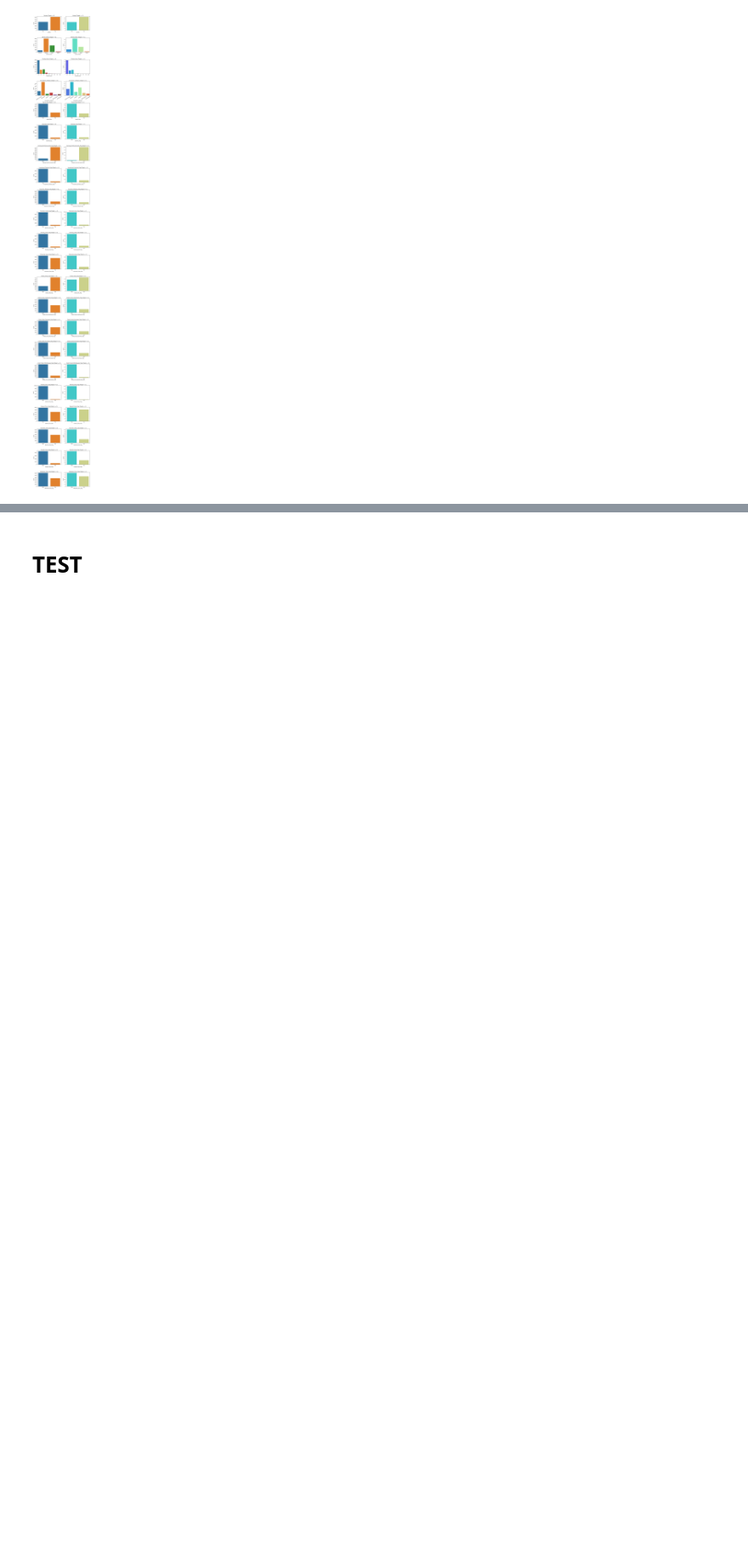
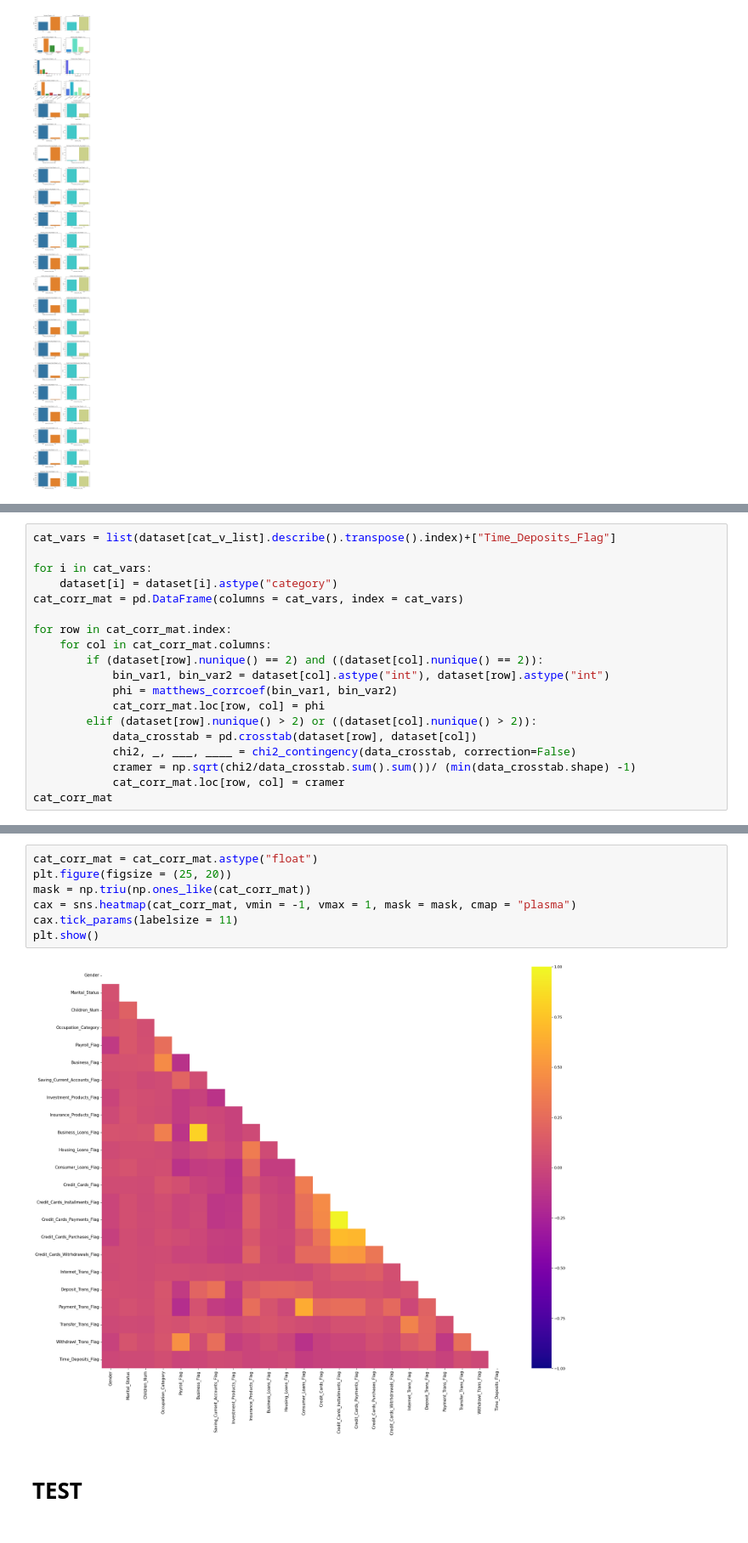
Before and after one commit to Doll03/4IZ480, a Jupyter notebook: Code/notebook.ipynb, the cells around one changed output, grey strips where cells are left out. Shown at 85% size. Saved outputs shown, nothing was run; the diff lists cells and outputs as text; blank space fills up the shorter version.

```diff
--- a/Code/notebook.ipynb
+++ b/Code/notebook.ipynb
@@ -170,0 +165,19 @@ ModuleNotFoundError: No module named 'sklearn'
+# %%
+cat_vars = list(dataset[cat_v_list].describe().transpose().index)+["Time_Deposits_Flag"]
+
+for i in cat_vars:
+    dataset[i] = dataset[i].astype("category")
+cat_corr_mat = pd.DataFrame(columns = cat_vars, index = cat_vars)
+
+for row in cat_corr_mat.index:
+    for col in cat_corr_mat.columns:
+        if (dataset[row].nunique() == 2) and ((dataset[col].nunique() == 2)):
+            bin_var1, bin_var2 = dataset[col].astype("int"), dataset[row].astype("int")
+            phi = matthews_corrcoef(bin_var1, bin_var2)
+            cat_corr_mat.loc[row, col] = phi
+        elif (dataset[row].nunique() > 2) or ((dataset[col].nunique() > 2)):
+            data_crosstab = pd.crosstab(dataset[row], dataset[col])
+            chi2, _, ___, ____ = chi2_contingency(data_crosstab, correction=False)
+            cramer = np.sqrt(chi2/data_crosstab.sum().sum())/ (min(data_crosstab.shape) -1)
+            cat_corr_mat.loc[row, col] = cramer
+cat_corr_mat
@@ -171,3 +203,12 @@ ModuleNotFoundError: No module named 'sklearn'
+# %%
+cat_corr_mat = cat_corr_mat.astype("float")
+plt.figure(figsize = (25, 20))
+mask = np.triu(np.ones_like(cat_corr_mat))
+cax = sns.heatmap(cat_corr_mat, vmin = -1, vmax = 1, mask = mask, cmap = "plasma")
+cax.tick_params(labelsize = 11)
+plt.show()
+# %% [output]
+[figure, added]
 # %% [markdown]
 <h1><b>TEST<b><h1>
 # %%
```
Also changed, not shown: parts of 5 cells of this notebook.
